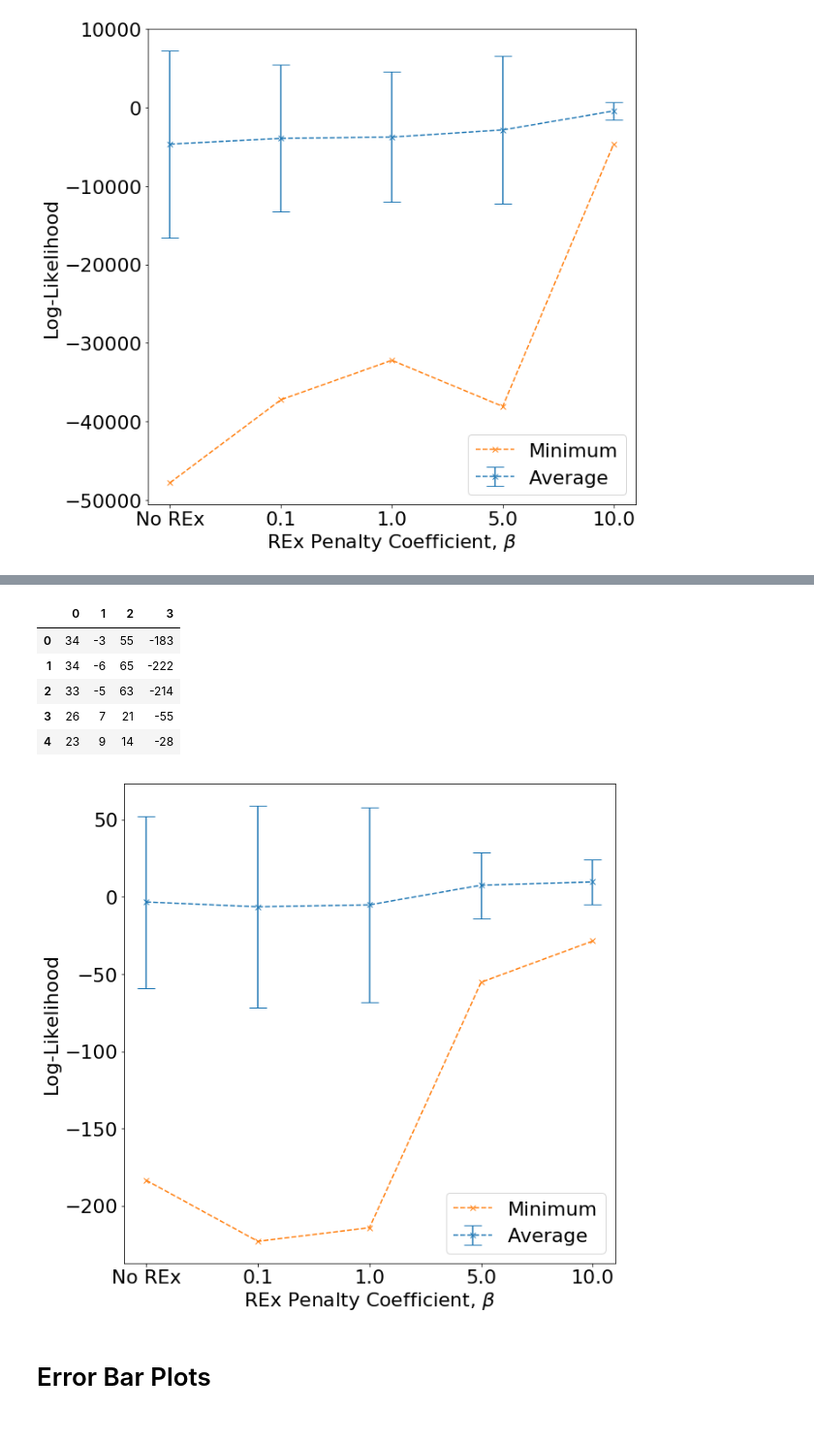
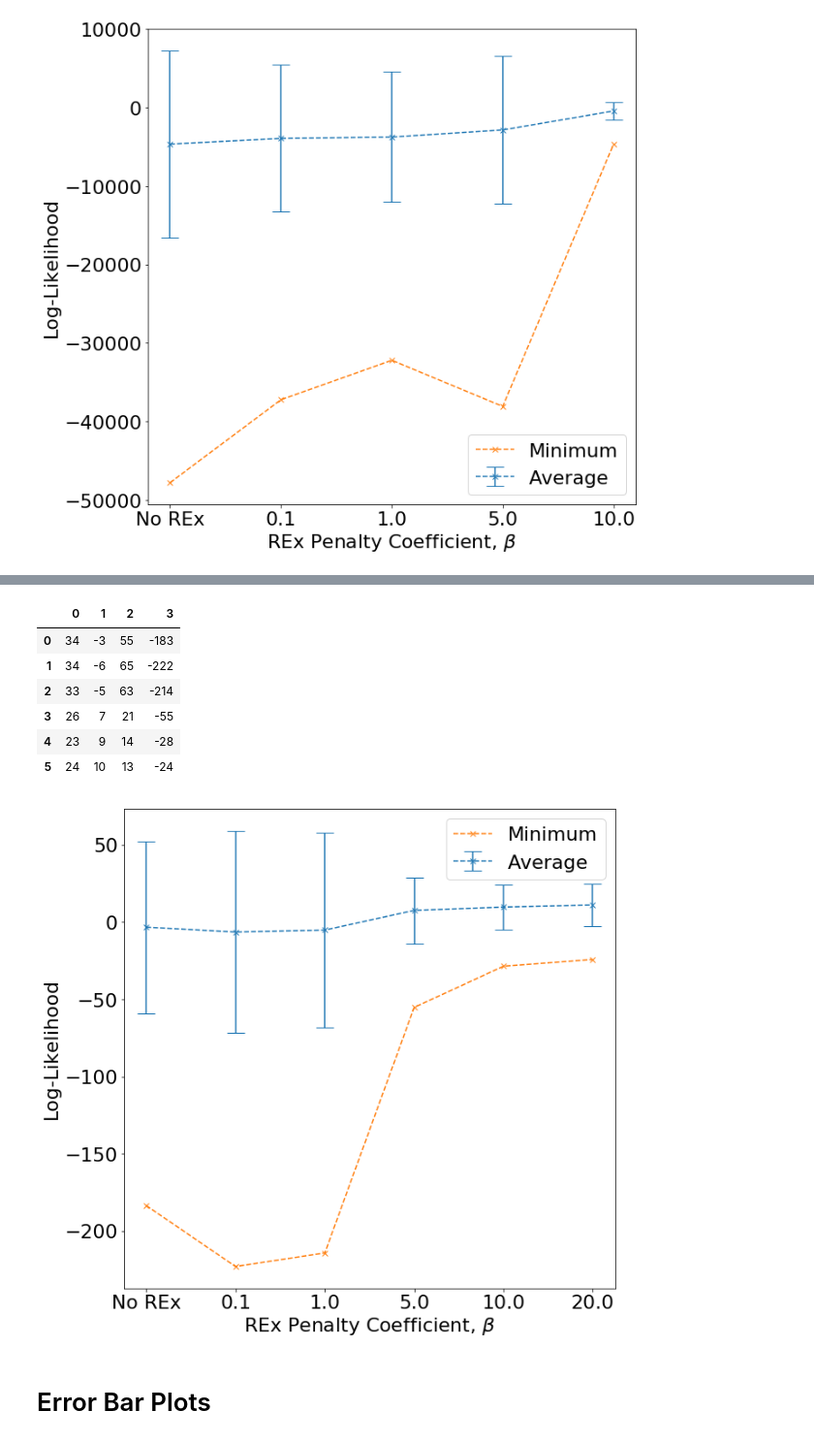
Before and after one commit to thatscotdatasci/mopo, a Jupyter notebook: jupyter/model_scoring_comparisons.ipynb, the cells around one changed output, grey strips where cells are left out. Shown at 97% size. Drawn from its saved outputs; the diff is of its cells as text; code cells hidden in the pictures.

```diff
--- a/jupyter/model_scoring_comparisons.ipynb
+++ b/jupyter/model_scoring_comparisons.ipynb
@@ -403,6 +460,7 @@ mrt1_scores_rex_01_df = get_scores_df(mrt1_experiments_rex_01, evaluation_datase
 mrt1_scores_rex_1_df = get_scores_df(mrt1_experiments_rex_1, evaluation_datasets)
 mrt1_scores_rex_5_df = get_scores_df(mrt1_experiments_rex_5, evaluation_datasets)
 mrt1_scores_rex_10_df = get_scores_df(mrt1_experiments_rex_10, evaluation_datasets)
+mrt1_scores_rex_20_df = get_scores_df(mrt1_experiments_rex_20, evaluation_datasets)
 # %%
 mrt1_scores_no_rex_groups = (mrt1_scores_no_rex_df.groupby(['training_dataset', 'rex', 'rex_beta', 'evaluation_dataset']))
 mrt1_scores_no_rex_avgs_df = mrt1_scores_no_rex_groups.mean().reset_index()
@@ -428,6 +486,11 @@ mrt1_scores_rex_10_groups = (mrt1_scores_rex_10_df.groupby(['training_dataset',
 mrt1_scores_rex_10_avgs_df = mrt1_scores_rex_10_groups.mean().reset_index()
 mrt1_scores_rex_10_mins_df = mrt1_scores_rex_10_groups.min().reset_index()
 mrt1_scores_rex_10_maxs_df = mrt1_scores_rex_10_groups.max().reset_index()
+
+mrt1_scores_rex_20_groups = (mrt1_scores_rex_20_df.groupby(['training_dataset', 'rex', 'rex_beta', 'evaluation_dataset']))
+mrt1_scores_rex_20_avgs_df = mrt1_scores_rex_20_groups.mean().reset_index()
+mrt1_scores_rex_20_mins_df = mrt1_scores_rex_20_groups.min().reset_index()
+mrt1_scores_rex_20_maxs_df = mrt1_scores_rex_20_groups.max().reset_index()
 # %% [markdown]
 # Groupings
 # %%
@@ -485,6 +548,7 @@ mrt1_score_avg_dfs = [
     mrt1_scores_rex_1_avgs_df,
     mrt1_scores_rex_5_avgs_df,
     mrt1_scores_rex_10_avgs_df,
+    mrt1_scores_rex_20_avgs_df,
 ]
 
 experiment_score_avg_dfs = [
@@ -493,7 +557,7 @@ experiment_score_avg_dfs = [
 ]
 experiment_labels = [*sac_labels, *d3rlpy_labels, *m3_labels, *mrt1_labels]
 final_experiment_labels = [*m3_labels, *mrt1_labels]
-final_experiment_training_eval_ds_groups = [*[m3_training_datasets]*5, *[mrt_training_datasets]*5]
+final_experiment_training_eval_ds_groups = [*[m3_training_datasets]*5, *[mrt_training_datasets]*6]
 # %%
 evaluation_datasets_groups = {
     'D4RL': [
@@ -931,7 +995,7 @@ train_avgs = []
 test_avgs = []
 test_stds = []
 test_maxs = []
-for train_ds_label, train_eval_ds_group, train_res_df in zip(mrt1_labels, [*[mrt_training_datasets]*5], mrt1_score_avg_dfs):
+for train_ds_label, train_eval_ds_group, train_res_df in zip(mrt1_labels, [*[mrt_training_datasets]*6], mrt1_score_avg_dfs):
     train_avgs.append(train_res_df.loc[train_res_df['evaluation_dataset'].isin(train_eval_ds_group), 'overall_mse'].mean())
     test_avgs.append(train_res_df.loc[~train_res_df['evaluation_dataset'].isin(train_eval_ds_group), 'overall_mse'].mean())
     test_stds.append(train_res_df.loc[~train_res_df['evaluation_dataset'].isin(train_eval_ds_group), 'overall_mse'].std(ddof=0))
@@ -956,31 +1021,32 @@ pd.DataFrame([train_avgs, test_avgs, test_maxs]).T.round(2)
 # %%
 fig, ax = plt.subplots(1, 1, figsize=(10, 10))
 train_avgs = []
 test_avgs = []
 test_stds = []
 test_mins = []
-for train_ds_label, train_eval_ds_group, train_res_df in zip(mrt1_labels, [*[mrt_training_datasets]*5], mrt1_score_avg_dfs):
+for train_ds_label, train_eval_ds_group, train_res_df in zip(mrt1_labels, [*[mrt_training_datasets]*6], mrt1_score_avg_dfs):
     train_avgs.append(train_res_df.loc[train_res_df['evaluation_dataset'].isin(train_eval_ds_group), 'log_prob'].mean())
     test_avgs.append(train_res_df.loc[~train_res_df['evaluation_dataset'].isin(train_eval_ds_group), 'log_prob'].mean())
     test_stds.append(train_res_df.loc[~train_res_df['evaluation_dataset'].isin(train_eval_ds_group), 'log_prob'].std(ddof=0))
     test_mins.append(train_res_df.loc[~train_res_df['evaluation_dataset'].isin(train_eval_ds_group), 'log_prob'].min())
 ax.errorbar(mrt1_labels, test_avgs, test_stds, color=cols[0], ls='--', marker='x', capsize=10, label='Average')
 ax.plot(mrt1_labels, test_mins, marker='x', ls='--', color=cols[1], label='Minimum')
 ax.set_xticklabels(rex_labels)
 ax.set_xlabel('REx Penalty Coefficient, $\\beta$')
 ax.set_ylabel('Log-Likelihood')
 ax.set_ylim(None, None)
 plt.legend()
 fig.savefig(os.path.join(FIG_DIR, 'ch4', 'expert_log_likelihood_avgs.png'), pad_inches=0.2, bbox_inches='tight')
 pd.DataFrame([train_avgs, test_avgs, test_stds, test_mins]).T.astype(int)
 # %% [output]
 |  | 0 | 1 | 2 | 3 |
 | 0 | 34 | -3 | 55 | -183 |
 | 1 | 34 | -6 | 65 | -222 |
 | 2 | 33 | -5 | 63 | -214 |
 | 3 | 26 | 7 | 21 | -55 |
 | 4 | 23 | 9 | 14 | -28 |
+| 5 | 24 | 10 | 13 | -24 |
-[figure, old version]
+[figure, new version]
 # %% [markdown]
 # Error Bar Plots
 # %%
```
Also changed, not shown: parts of 4 cells of this notebook, 12 other files.
